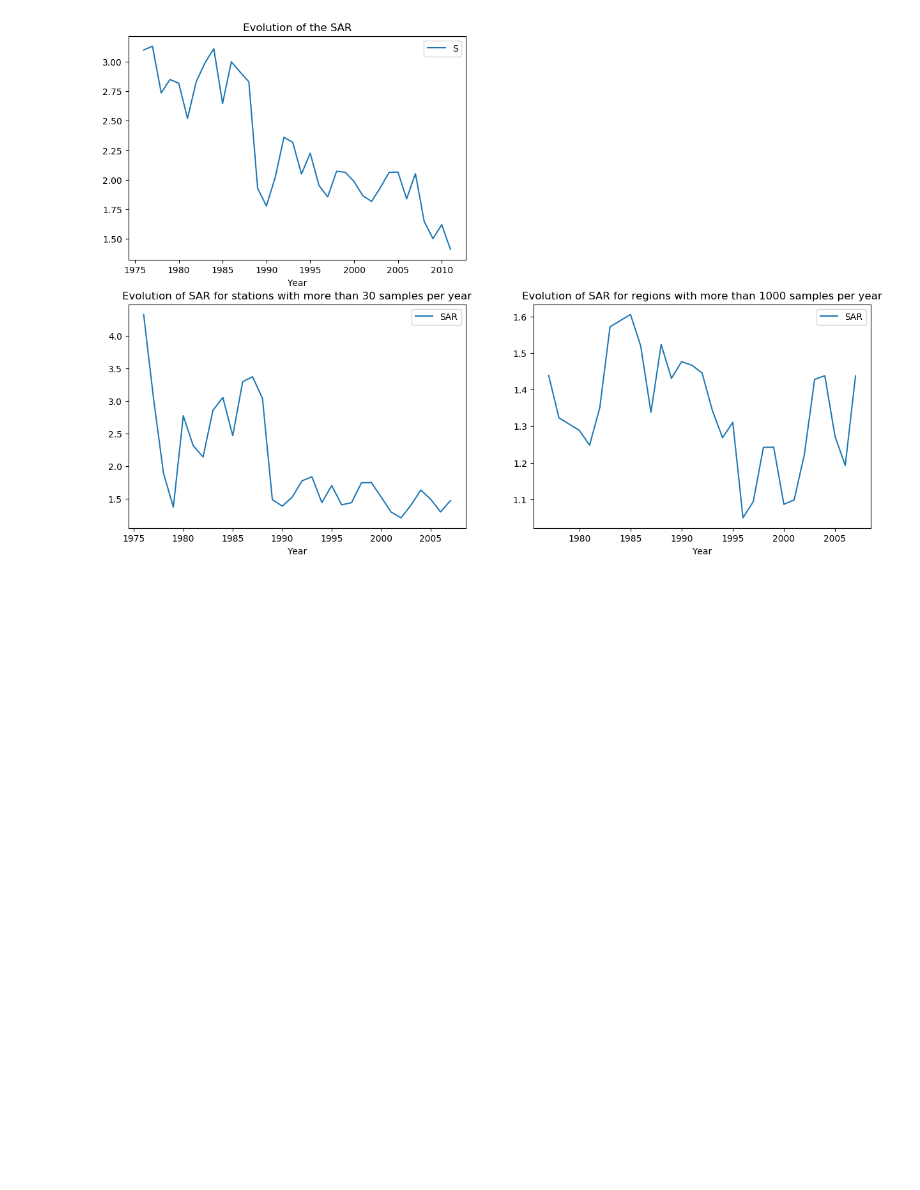
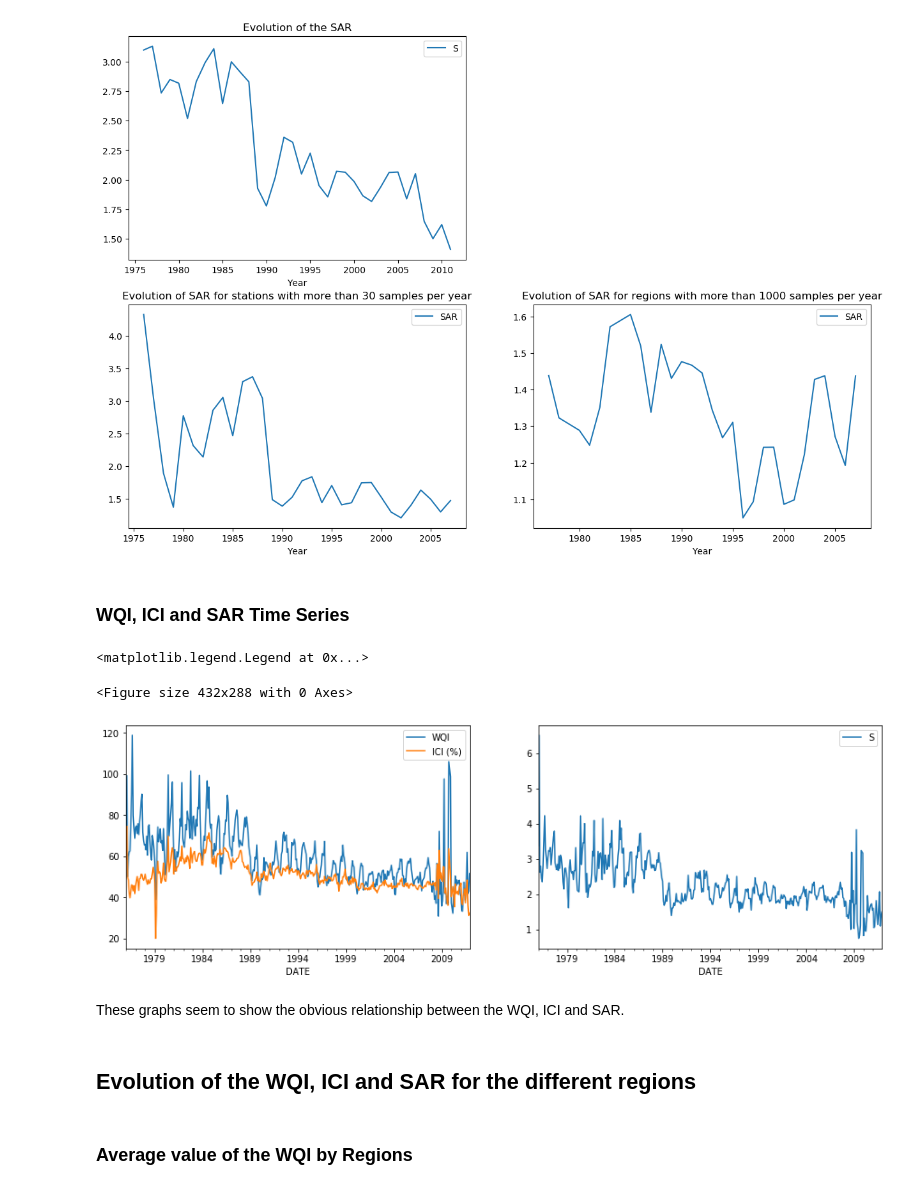
Before and after one commit to elenuskiya/TFM, a Jupyter notebook: Notebooks/01_Part_1_Analysis_and_Characterization_of_surface_waters.ipynb, the cells around one changed output. Drawn from its saved outputs; the diff is of its cells as text; code cells hidden in the pictures; blank space fills up the shorter version.

```diff
--- a/Notebooks/01_Part_1_Analysis_and_Characterization_of_surface_waters.ipynb
+++ b/Notebooks/01_Part_1_Analysis_and_Characterization_of_surface_waters.ipynb
@@ -841,3 +818,46 @@ plt.legend(["SAR"])
 <matplotlib.legend.Legend at 0x...>
 <Figure size 640x480 with 0 Axes>
 [figure]
+# %% [markdown]
+### WQI, ICI and SAR Time Series
+# %%
+fig = plt.figure()
+plt.figure(figsize=(15,10))
+plt.style.use('default')
+#WQI Time Serie
+wqi_temporal=chemical_stations[["DATE", "WQI"]]
+pd.DatetimeIndex(wqi_temporal["DATE"]).to_period("M")
+per = wqi_temporal["DATE"].dt.to_period("M")
+wqi_temporal = wqi_temporal.groupby(per)["WQI"].mean()
+
+# ICI Time Serie
+ici_temporal=chemical_stations[["DATE", "ICI (%)"]]
+pd.DatetimeIndex(ici_temporal["DATE"]).to_period("M")
+per = ici_temporal["DATE"].dt.to_period("M")
+ici_temporal = ici_temporal.groupby(per)["ICI (%)"].mean()
+
+# On the same graph
+ax1=plt.subplot2grid((2,2), (0,0))
+wqi_temporal.plot()
+ici_temporal.plot()
+plt.legend([ "WQI","ICI (%)"])
+
+# SAR Time Serie
+sar_temporal=chemical_stations[["DATE", "SAR"]]
+pd.DatetimeIndex(sar_temporal["DATE"]).to_period("M")
+per = sar_temporal["DATE"].dt.to_period("M")
+sar_temporal= sar_temporal.groupby(per)["SAR"].mean()
+
+ax2=plt.subplot2grid((2,2), (0,1))
+sar_temporal.plot()
+plt.legend("SAR")
+# %% [output]
+<matplotlib.legend.Legend at 0x...>
+<Figure size 432x288 with 0 Axes>
+[figure, added]
+# %% [markdown]
+These graphs seem to show the obvious relationship between the WQI, ICI and SAR.
+# %% [markdown]
+## Evolution of the WQI, ICI and SAR for the different regions
+# %% [markdown]
+### Average value of the WQI by Regions
```
Also changed, not shown: parts of 25 cells of this notebook.
